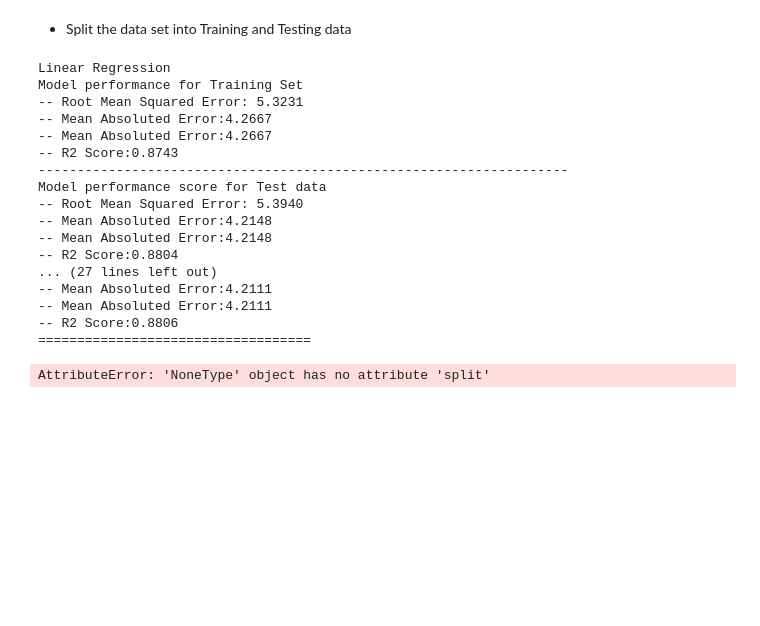
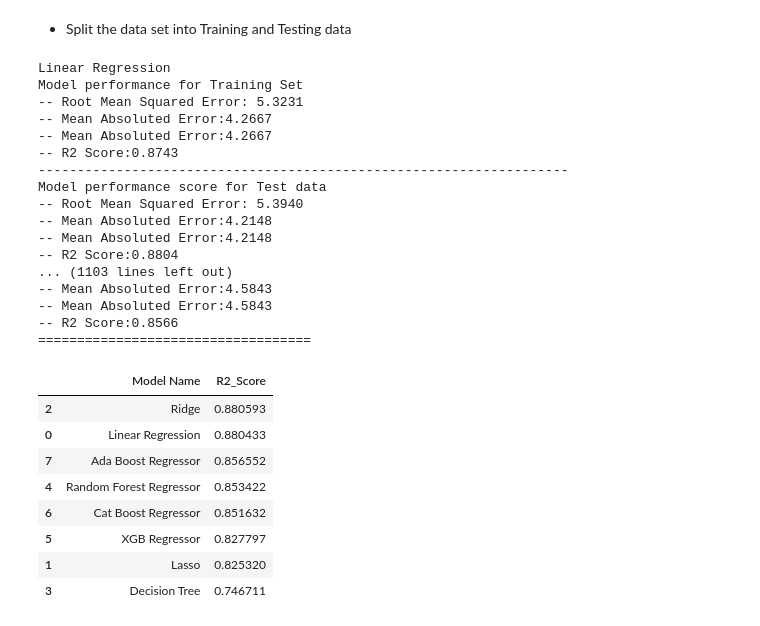
Before and after one commit to sramki67/mlproject, a Jupyter notebook: notebook/Student Performance EDA.ipynb, the cells around one changed output. Drawn from its saved outputs; the diff is of its cells as text; code cells hidden in the pictures; blank space fills up the shorter version.

```diff
--- a/notebook/Student Performance EDA.ipynb
+++ b/notebook/Student Performance EDA.ipynb
@@ -136,7 +136,6 @@ models = {
     "Linear Regression" : LinearRegression(),
     "Lasso":Lasso(),
     "Ridge":Ridge(),
-    "K-Neighbors Regressor" : KNeighborsRegressor(),
     "Decision Tree": DecisionTreeRegressor(),
     "Random Forest Regressor": RandomForestRegressor(),
     "XGB Regressor":XGBRegressor(),
@@ -186,9 +185,20 @@ Model performance score for Test data
 -- Mean Absoluted Error:4.2148
 -- Mean Absoluted Error:4.2148
 -- R2 Score:0.8804
-... (27 lines left out)
--- Mean Absoluted Error:4.2111
--- Mean Absoluted Error:4.2111
--- R2 Score:0.8806
+... (1103 lines left out)
+-- Mean Absoluted Error:4.5843
+-- Mean Absoluted Error:4.5843
+-- R2 Score:0.8566
 ===================================
-AttributeError: 'NoneType' object has no attribute 'split'
+# %%
+pd.DataFrame(list(zip(model_list, r2_list)), columns=['Model Name', 'R2_Score']).sort_values(by=["R2_Score"],ascending=False)
+# %% [output]
+|  | Model Name | R2_Score |
+| 2 | Ridge | 0.880593 |
+| 0 | Linear Regression | 0.880433 |
+| 7 | Ada Boost Regressor | 0.856552 |
+| 4 | Random Forest Regressor | 0.853422 |
+| 6 | Cat Boost Regressor | 0.851632 |
+| 5 | XGB Regressor | 0.827797 |
+| 1 | Lasso | 0.825320 |
+| 3 | Decision Tree | 0.746711 |
```
Also changed, not shown: 11 other files.
